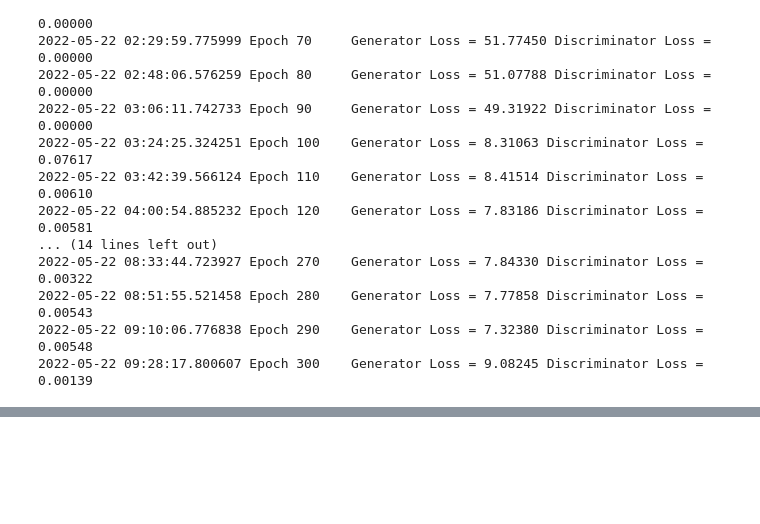
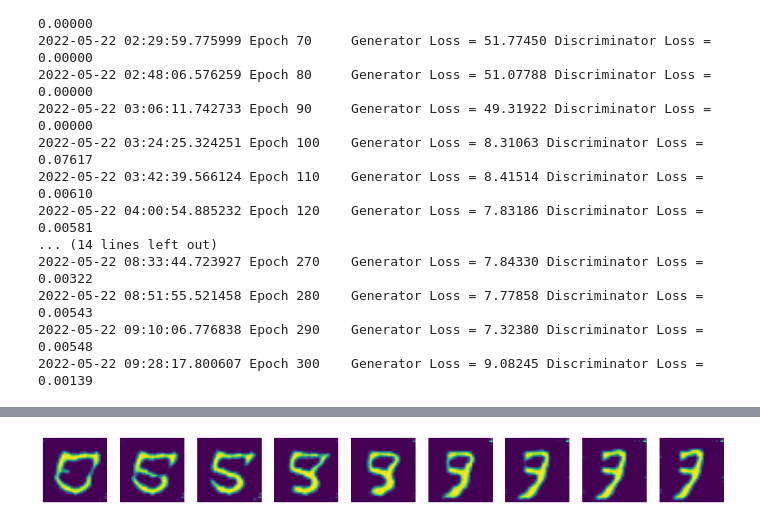
Before and after one commit to XDZhelheim/CS324-DeepLearning-Lab, a Jupyter notebook: Assignment3/Part 2/part2.ipynb, the cells around one changed output, grey strips where cells are left out. Cells and saved outputs as stored; diff of their text form; code cells hidden in the pictures; blank space fills up the shorter version.

```diff
--- a/Assignment3/Part 2/part2.ipynb
+++ b/Assignment3/Part 2/part2.ipynb
@@ -143,0 +282,11 @@ plt.show()
+# %%
+%%capture trash
+import matplotlib.animation as animation
+
+fig = plt.figure(figsize=(10, 10))
+plt.axis("off")
+ims = []
+for i in range(1, 61):
+    ims.append([plt.imshow(plt.imread(f"./gen_images_small/{i*5}.png"), animated=True)])
+ani = animation.ArtistAnimation(fig, ims, interval=500, repeat_delay=1000, blit=True)
+ani.save("small_DCGAN_train.gif", writer="pillow")
@@ -143,0 +307,18 @@ plt.show()
+# %%
+noises = []
+
+start=torch.randn(1, 100, 1, 1).to(device)
+end=torch.randn(1, 100, 1, 1).to(device)
+
+for i in range(9):
+    noise = start + (end - start) / 9 * i
+    noises.append(noise)
+
+fig, axs = plt.subplots(1, 9, figsize=(18, 18))
+for i in range(len(noises)):
+    img = generator(noises[i]).squeeze().cpu().detach().numpy()
+    axs[i].set_axis_off()
+    axs[i].imshow(img)
+plt.show()
+# %% [output]
+[figure, added]
```
Also changed, not shown: parts of 13 cells of this notebook, 3 other files.
